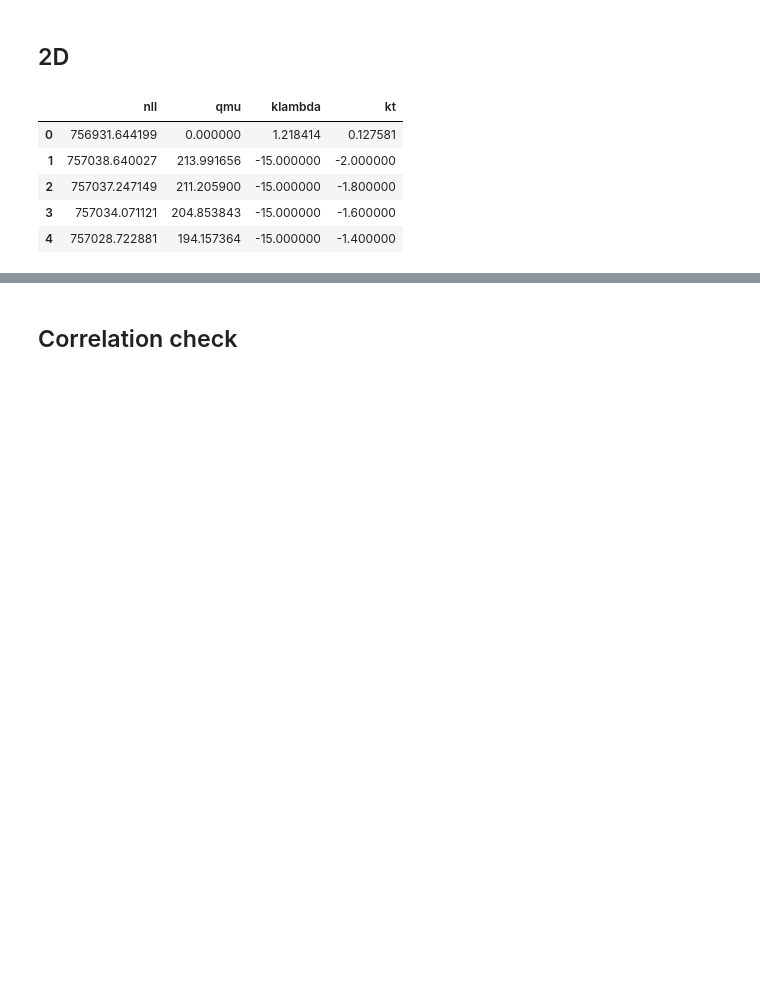
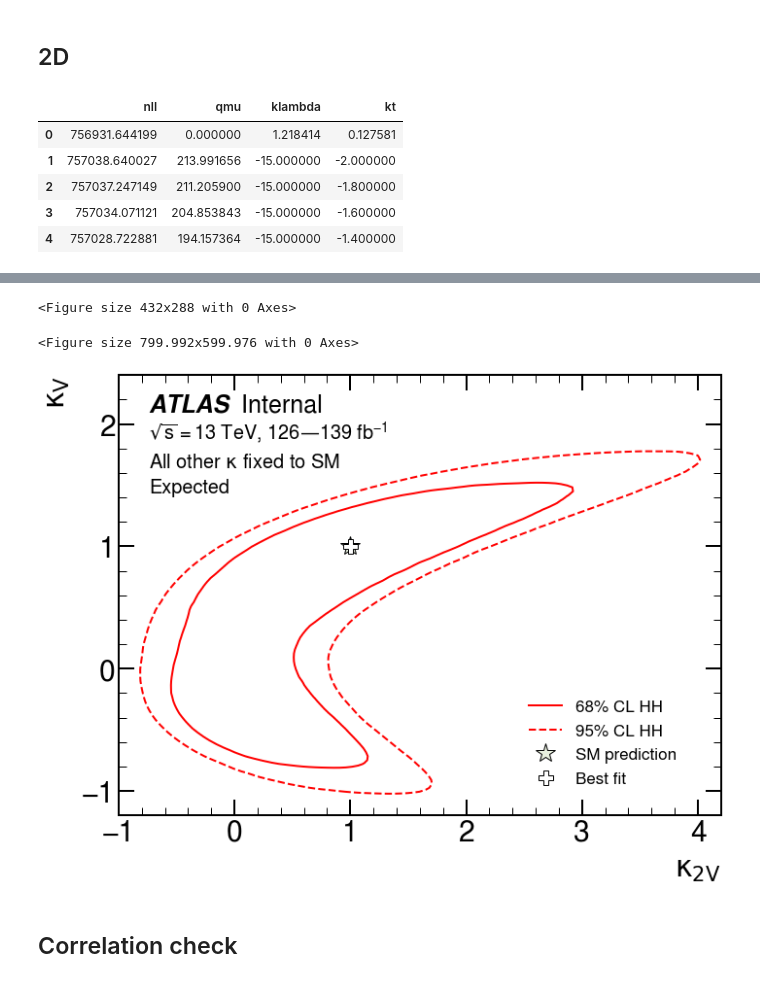
Before and after one commit to dyl64/hh_combination_fw, a Jupyter notebook: tutorials/HHH2022/HHHresults/HHH.ipynb, the cells around one changed output, grey strips where cells are left out. Cells and saved outputs as stored; diff of their text form; code cells hidden in the pictures; blank space fills up the shorter version.

```diff
--- a/tutorials/HHH2022/HHHresults/HHH.ipynb
+++ b/tutorials/HHH2022/HHHresults/HHH.ipynb
@@ -237,0 +324,15 @@ plot_klambda_kt(df_2D, 'exp')
+# %%
+def read_k2VkV(chan='HH'):
+    df_2D = {'exp': {}, 'obs': {}}
+    df_2D['exp']['diHiggs'] = pd.read_csv(f'k2V_kV_apc/C3_FullSys_kV_k2V_{chan}_asimov.csv').rename(columns={'#kV': 'kV', 'nll': 'qmu'}).apply(pretty_value)
+    df_2D['obs']['diHiggs'] = pd.read_csv(f'k2V_kV_apc/C3_FullSys_kV_k2V_{chan}_obs.csv').rename(columns={'#kV': 'kV', 'nll': 'qmu'}).apply(pretty_value)
+    df_2D['exp']['diHiggs']['qmu'] *= 2
+    df_2D['obs']['diHiggs']['qmu'] *= 2
+    cut = 2.2
+#     df_2D['exp']['diHiggs'] = df_2D['exp']['diHiggs'].drop(df_2D['exp']['diHiggs'][df_2D['exp']['diHiggs']['qmu']<cut].index)
+#     df_2D['exp']['diHiggs']['qmu'][df_2D['exp']['diHiggs']['qmu']<cut] = 0.2
+
+    return df_2D
+
+df_2D_k2VkV = read_k2VkV()
+df_2D_k2VkV['obs']['diHiggs'].head(5)
@@ -238,3 +460,10 @@ plot_klambda_kt(df_2D, 'exp')
+# %%
+plot_k2v_kv(df_2D_k2VkV, job='obs')
+plot_k2v_kv(df_2D_k2VkV, job='exp')
+# %% [output]
+<Figure size 432x288 with 0 Axes>
+<Figure size 799.992x599.976 with 0 Axes>
+[figure, added]
 # %% [markdown]
 ## Correlation check
 # %%
```
Also changed, not shown: parts of 14 cells of this notebook, 1 other file.
